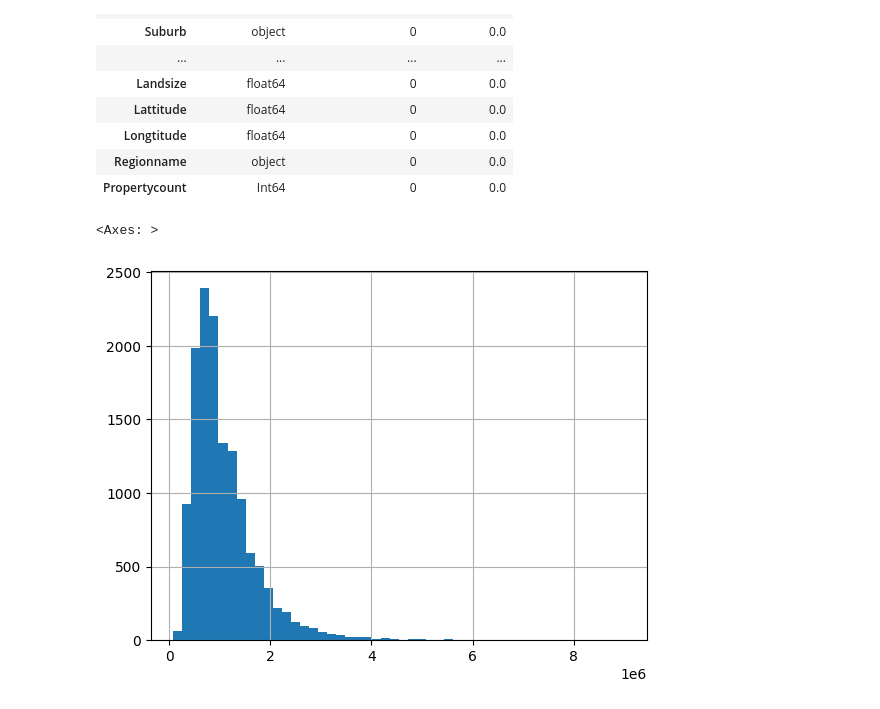
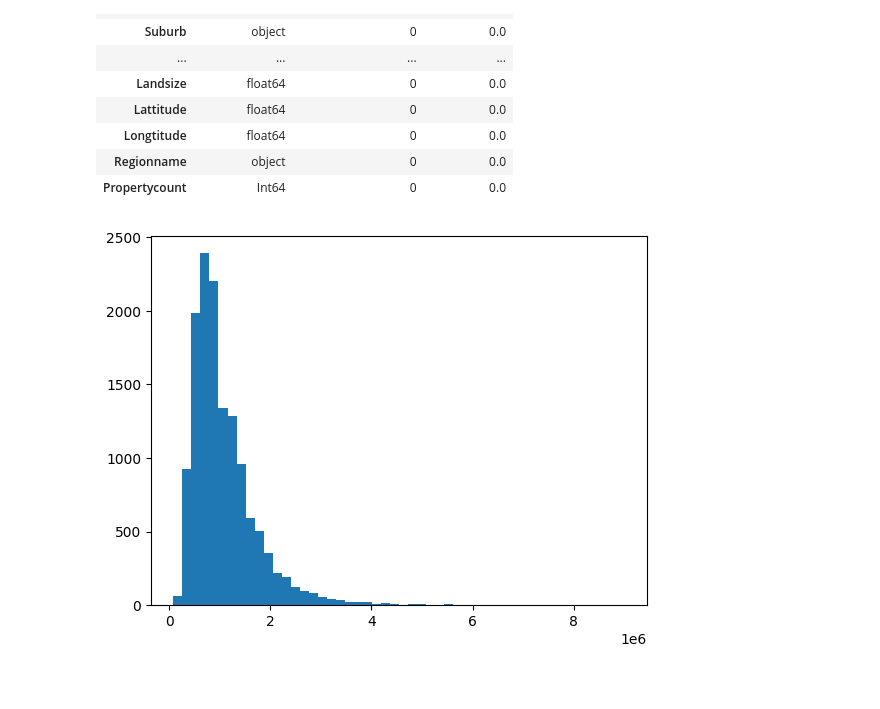
Before and after one commit to Alister44/Melbourne_Housing, a Jupyter notebook: notebooks/solution_easy.ipynb, the cells around one changed output. Cells and saved outputs as stored; diff of their text form; code cells hidden in the pictures.

```diff
--- a/notebooks/solution_easy.ipynb
+++ b/notebooks/solution_easy.ipynb
@@ -263,7 +263,7 @@ info()
 | Regionname | object | 0 | 0.0 |
 | Propertycount | Int64 | 0 | 0.0 |
 # %%
-df['Price'].hist(bins=50)
+plt.hist(df["Price"], bins=50)
+plt.show()
 # %% [output]
-<Axes: >
-[figure, old version]
+[figure, new version]
```
Also changed, not shown: parts of 14 cells of this notebook.
